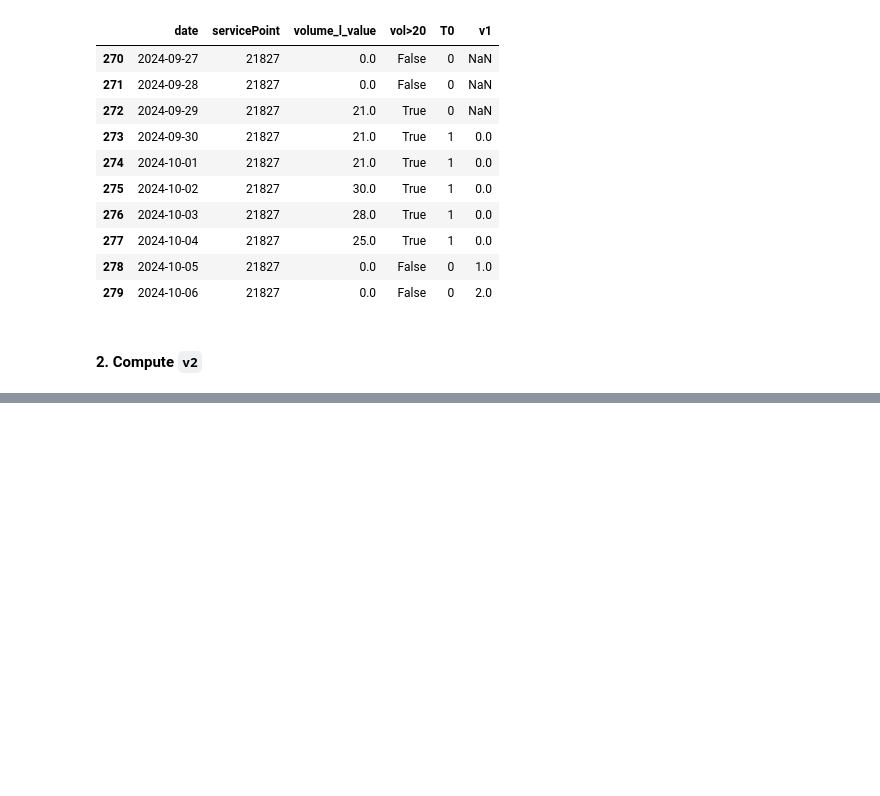
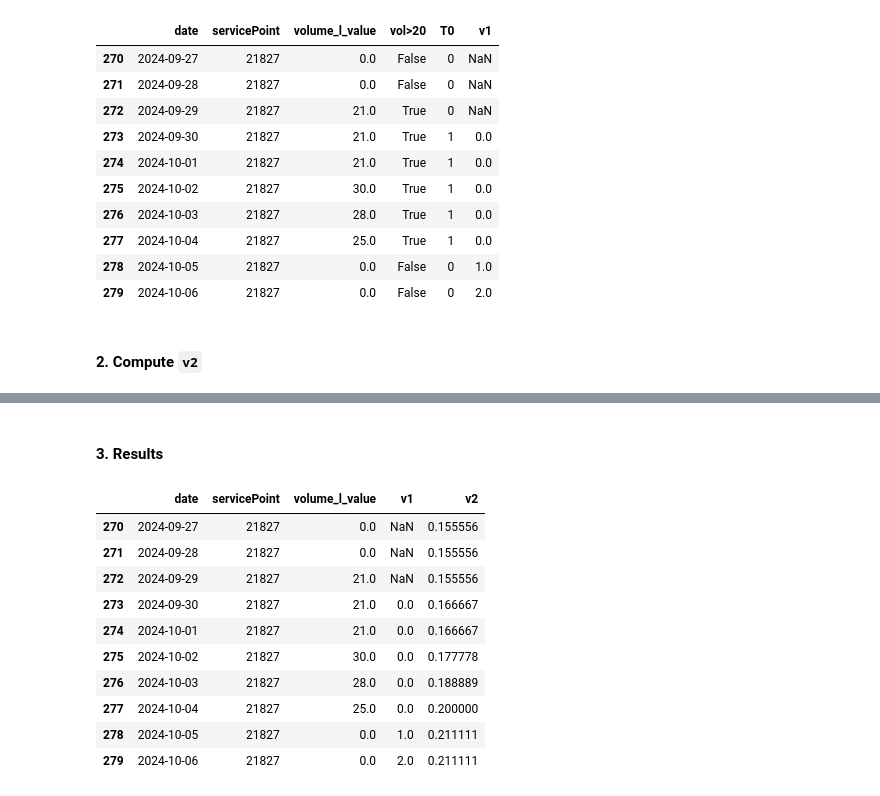
Before and after one commit to bryantchakote/test-technique-suez, a Jupyter notebook: feature_computation/answers.ipynb, the cells around one changed output, grey strips where cells are left out. Drawn from its saved outputs; the diff is of its cells as text; code cells hidden in the pictures; blank space fills up the shorter version.

Commit message:
Compute v2

```diff
--- a/feature_computation/answers.ipynb
+++ b/feature_computation/answers.ipynb
@@ -178,0 +180,24 @@ df.iloc[270:280]
+# %%
+def compute_v2(row_id, lower_bound, upper_bound):
+    # 90-days interval
+    ids_90 = range(row_id - 90, row_id)
+
+    # Interval check
+    if (ids_90[0] < lower_bound) | (ids_90[0] > upper_bound):
+        return np.nan
+
+    # Number of days with a noticed consumption
+    non_zero_cons = (df.iloc[ids_90]["volume_l_value"] > 0).sum()
+
+    # v2 rate
+    v2 = non_zero_cons / 90
+
+    return v2
+# %%
+# Execute the function for each service point
+v2_1 = sp_1.to_series().apply(lambda row_id: compute_v2(row_id, sp_1[0], sp_1[-1]))
+v2_2 = sp_2.to_series().apply(lambda row_id: compute_v2(row_id, sp_2[0], sp_2[-1]))
+v2_3 = sp_3.to_series().apply(lambda row_id: compute_v2(row_id, sp_3[0], sp_3[-1]))
+
+# Add v2 to the dataset
+df["v2"] = pd.concat([v2_1, v2_2, v2_3])
@@ -178,0 +219,17 @@ df.iloc[270:280]
+# %% [markdown]
+#### **3. Results**
+# %%
+df.drop(columns=["vol>20", "T0"], inplace=True)
+df.iloc[270:280]
+# %% [output]
+|  | date | servicePoint | volume_l_value | v1 | v2 |
+| 270 | 2024-09-27 | 21827 | 0.0 | NaN | 0.155556 |
+| 271 | 2024-09-28 | 21827 | 0.0 | NaN | 0.155556 |
+| 272 | 2024-09-29 | 21827 | 21.0 | NaN | 0.155556 |
+| 273 | 2024-09-30 | 21827 | 21.0 | 0.0 | 0.166667 |
+| 274 | 2024-10-01 | 21827 | 21.0 | 0.0 | 0.166667 |
+| 275 | 2024-10-02 | 21827 | 30.0 | 0.0 | 0.177778 |
+| 276 | 2024-10-03 | 21827 | 28.0 | 0.0 | 0.188889 |
+| 277 | 2024-10-04 | 21827 | 25.0 | 0.0 | 0.200000 |
+| 278 | 2024-10-05 | 21827 | 0.0 | 1.0 | 0.211111 |
+| 279 | 2024-10-06 | 21827 | 0.0 | 2.0 | 0.211111 |
```
Also changed, not shown: parts of 4 cells of this notebook.
